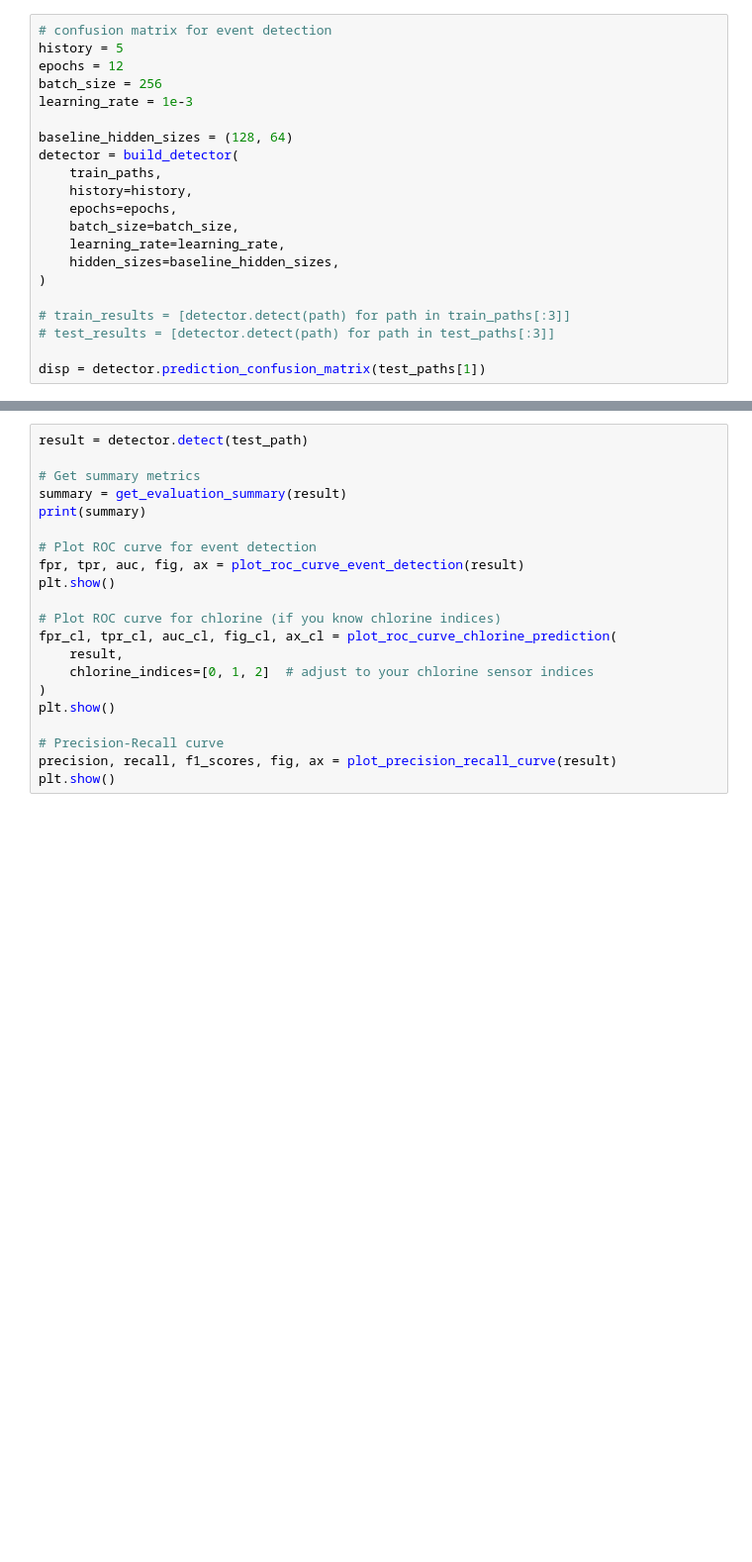
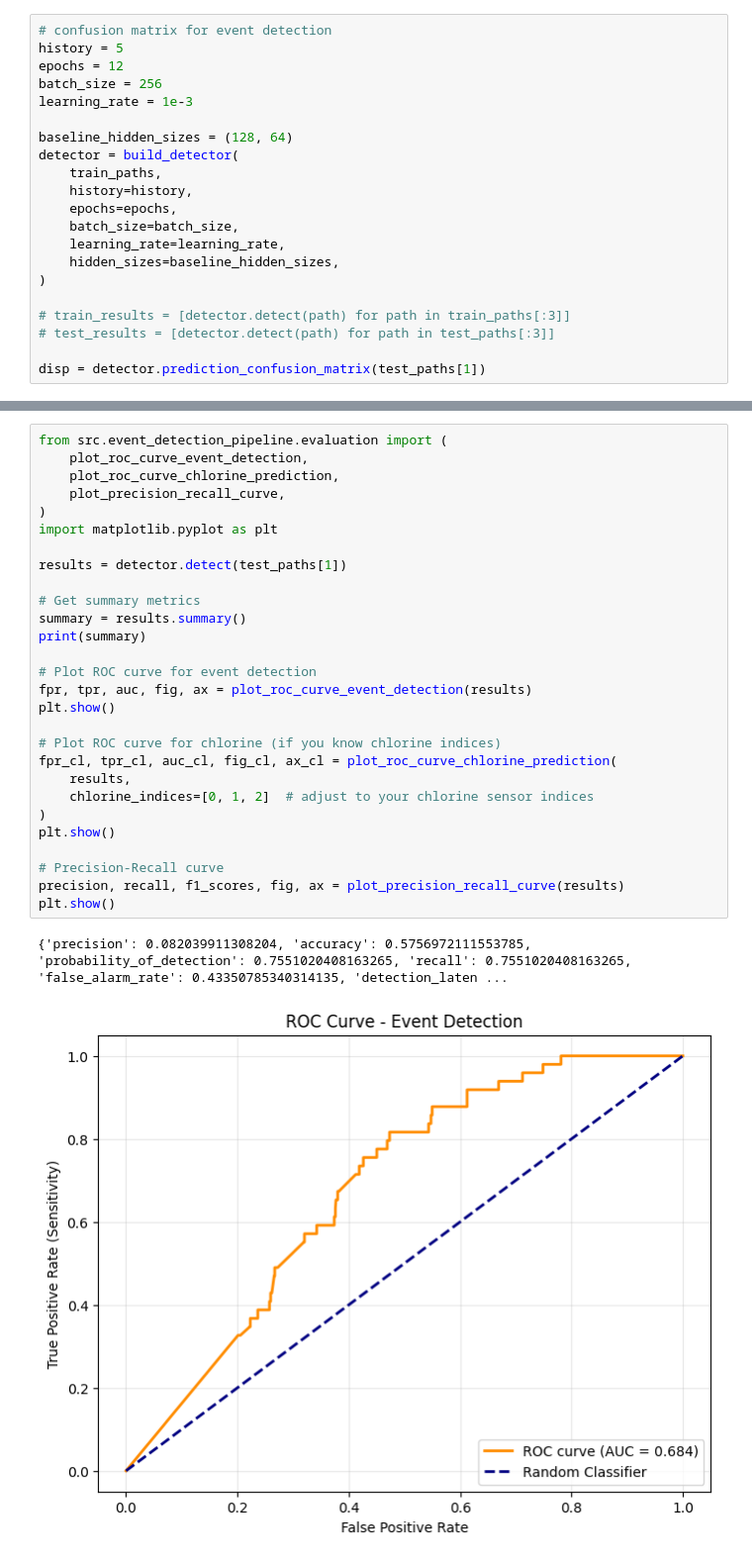
Before and after one commit to esthy13/Arsenic-Detection, a Jupyter notebook: src/notebooks/ANN_testing.ipynb, the cells around one changed output, grey strips where cells are left out. Shown at 99% size. Drawn from its saved outputs; the diff is of its cells as text; blank space fills up the shorter version.

Commit message:
saving weights, loading saved weights and printing plots for a better report and decision making process

```diff
--- a/src/notebooks/ANN_testing.ipynb
+++ b/src/notebooks/ANN_testing.ipynb
@@ -111,21 +79,31 @@ detector = EventDetector(
 # %%
-result = detector.detect(test_path)
+from src.event_detection_pipeline.evaluation import (
+    plot_roc_curve_event_detection,
+    plot_roc_curve_chlorine_prediction,
+    plot_precision_recall_curve,
+)
+import matplotlib.pyplot as plt
+
+results = detector.detect(test_paths[1])
 
 # Get summary metrics
-summary = get_evaluation_summary(result)
+summary = results.summary()
 print(summary)
 
 # Plot ROC curve for event detection
-fpr, tpr, auc, fig, ax = plot_roc_curve_event_detection(result)
+fpr, tpr, auc, fig, ax = plot_roc_curve_event_detection(results)
 plt.show()
 
 # Plot ROC curve for chlorine (if you know chlorine indices)
 fpr_cl, tpr_cl, auc_cl, fig_cl, ax_cl = plot_roc_curve_chlorine_prediction(
-    result,
+    results,
     chlorine_indices=[0, 1, 2]  # adjust to your chlorine sensor indices
 )
 plt.show()
 
 # Precision-Recall curve
-precision, recall, f1_scores, fig, ax = plot_precision_recall_curve(result)
+precision, recall, f1_scores, fig, ax = plot_precision_recall_curve(results)
 plt.show()
+# %% [output]
+{'precision': 0.082039911308204, 'accuracy': 0.5756972111553785, 'probability_of_detection': 0.7551020408163265, 'recall': 0.7551020408163265, 'false_alarm_rate': 0.43350785340314135, 'detection_laten ...
+[figure, added]
```
Also changed, not shown: parts of 4 cells of this notebook, 10 other files.
